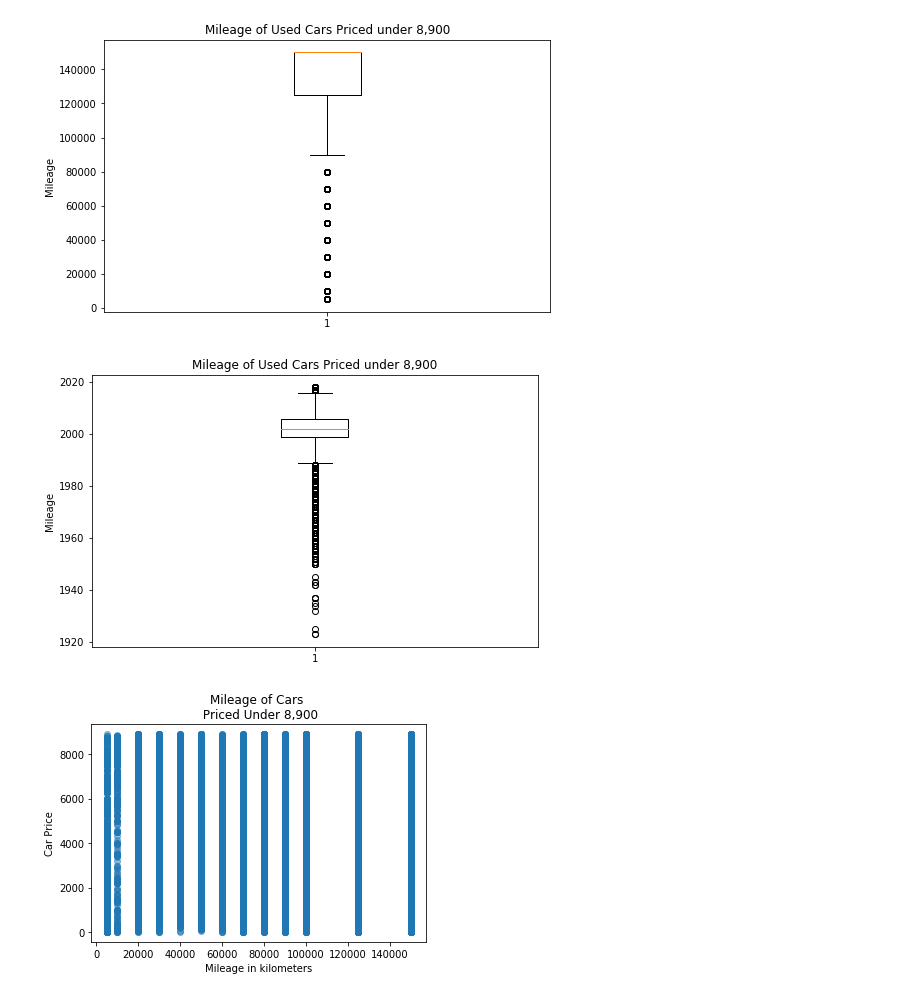
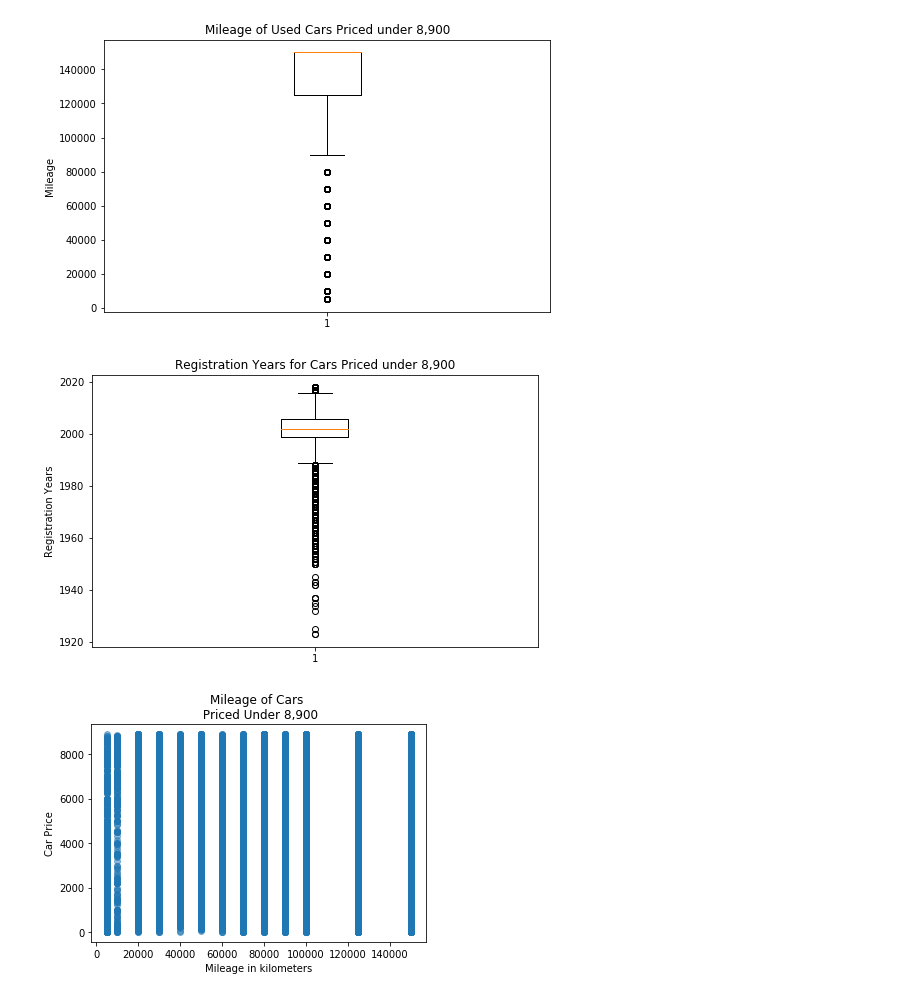
Before and after one commit to innawendell/Describing-Data-, a Jupyter notebook: Cars.ipynb, the cells around one changed output. Cells and saved outputs as stored; diff of their text form; code cells hidden in the pictures.

```diff
--- a/Cars.ipynb
+++ b/Cars.ipynb
@@ -112,7 +112,7 @@ The difference between the mean and median is very significant, which tells us t
 # %% [markdown]
 We can use a boxplot to identify low price outliers. For our purposes, we will further examine cars that fall into the lower 75% of the percentage (first three quartiles) or under 8,900. These cars we will deem as affordable.
 # %%
-affordable = fixed_prices.loc[lambda df: with_prices['price'] < 8900, :]
+affordable = fixed_prices.loc[lambda df: fixed_prices['price'] < 8900, :]
 # %%
 plt.figure(figsize=(10,5))
 plt.hist(affordable['price'], color='g')
@@ -148,11 +148,11 @@ plt.show()
 # %%
 plt.figure(figsize=(8,5))
 plt.boxplot(affordable['yearOfRegistration'])
-plt.title('Mileage of Used Cars Priced under 8,900')
-plt.ylabel('Mileage')
+plt.title('Registration Years for Cars Priced under 8,900')
+plt.ylabel('Registration Years')
 plt.show()
 # %% [output]
-[figure, old version]
+[figure, new version]
 # %%
 plt.scatter(x=affordable['kilometer'], y=affordable['price'], alpha=.5)
 plt.title('Mileage of Cars \n Priced Under 8,900')
```
